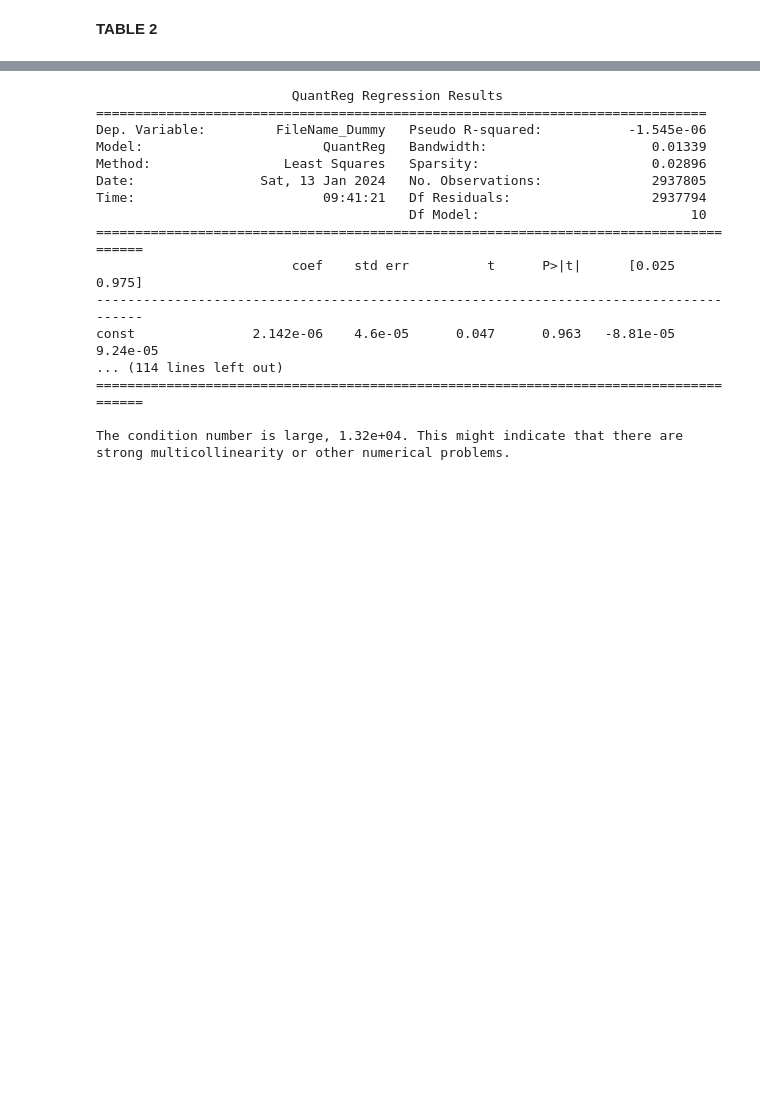
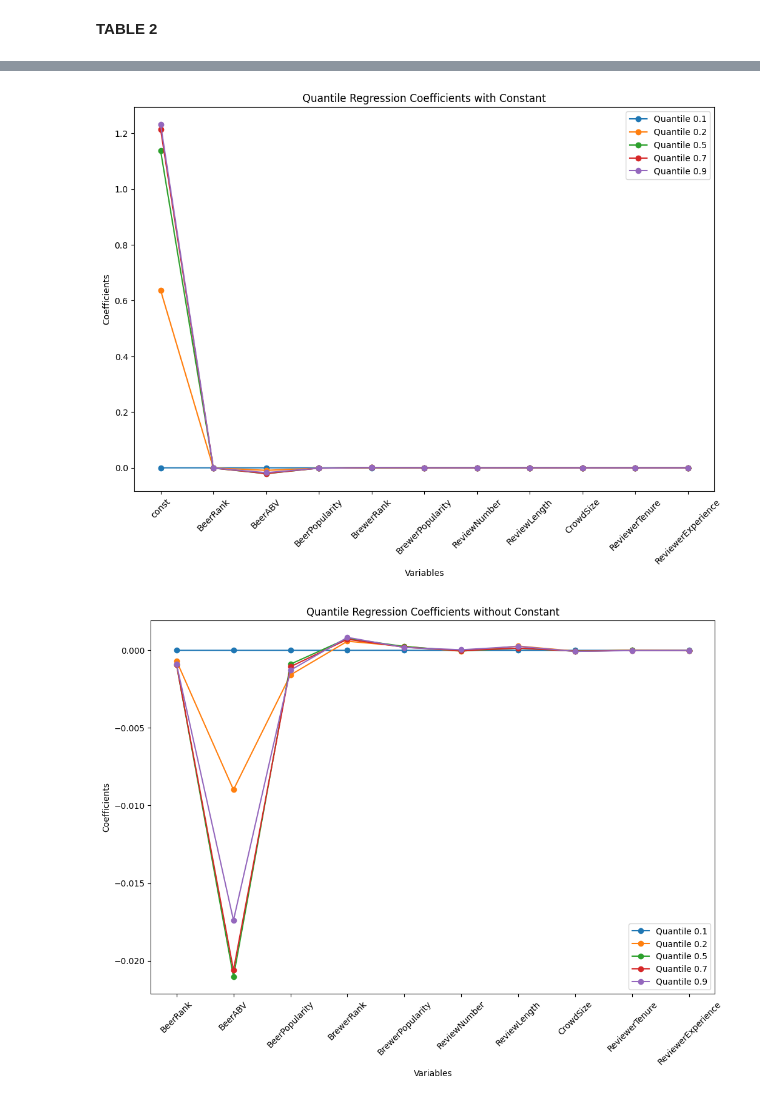
Before and after one commit to bru-cab/Statistical_Analyst_Products, a Jupyter notebook: part2.ipynb, the cells around one changed output, grey strips where cells are left out. Saved outputs shown, nothing was run; the diff lists cells and outputs as text; code cells hidden in the pictures; blank space fills up the shorter version.

```diff
--- a/part2.ipynb
+++ b/part2.ipynb
@@ -454,8 +554,7 @@ strong multicollinearity or other numerical problems.
 # %%
-######################################################## MODEL3,4,5,6,7
-
 import statsmodels.api as sm
 import pandas as pd
+import matplotlib.pyplot as plt
 
 # Convert 'FileName' to a dummy variable
 # Representing "ratebeer" as 0 and "beeradvocate" as 1
@@ -463,50 +562,59 @@ df2['FileName_Dummy'] = df2['FileName'].map({'ratebeer': 0, 'beeradvocate': 1})
 
 # Check and convert other data types if necessary
 # Ensure all control variables are numeric
 for column in ['BeerRank', 'BeerABV', 'BeerPopularity', 'BrewerRank',
                'BrewerPopularity', 'ReviewNumber', 'ReviewLength',
                'CrowdSize', 'ReviewerTenure', 'ReviewerExperience']:
     df2[column] = pd.to_numeric(df2[column], errors='coerce')
 
 # Handling missing values for the new model
 df2 = df2.dropna(subset=['FileName_Dummy', 'BeerRank', 'BeerABV', 'BeerPopularity',
                          'BrewerRank', 'BrewerPopularity', 'ReviewNumber',
                          'ReviewLength', 'CrowdSize', 'ReviewerTenure',
                          'ReviewerExperience'])
 
 # Define the new dependent variable
 y = df2['FileName_Dummy']
 
 # Define the independent variables
 X = df2[['BeerRank', 'BeerABV', 'BeerPopularity', 'BrewerRank',
          'BrewerPopularity', 'ReviewNumber', 'ReviewLength',
          'CrowdSize', 'ReviewerTenure', 'ReviewerExperience']]
 
 # Add a constant to the model (intercept)
 X = sm.add_constant(X)
 
 # Perform quantile regressions
 quantiles = [0.10, 0.20, 0.50, 0.70, 0.90]
-
+models = []
 for q in quantiles:
     quantile_model = sm.QuantReg(y, X).fit(q=q, max_iter=1000)  # Increase max_iter
-    print(quantile_model.summary())
+    models.append(quantile_model)
+
+# Plotting with constant
+plt.figure(figsize=(12, 8))
+for i, model in enumerate(models):
+    plt.plot(model.params.index, model.params.values, marker='o', label=f'Quantile {quantiles[i]}')
+plt.xlabel('Variables')
+plt.ylabel('Coefficients')
+plt.title('Quantile Regression Coefficients with Constant')
+plt.xticks(rotation=45)
+plt.legend()
+plt.show()
+
+# Plotting without constant
+plt.figure(figsize=(12, 8))
+for i, model in enumerate(models):
+    # Exclude the constant from plotting
+    params = model.params.drop('const')
+    plt.plot(params.index, params.values, marker='o', label=f'Quantile {quantiles[i]}')
+plt.xlabel('Variables')
+plt.ylabel('Coefficients')
+plt.title('Quantile Regression Coefficients without Constant')
+plt.xticks(rotation=45)
+plt.legend()
+plt.show()
 # %% [output]
-                         QuantReg Regression Results
-==============================================================================
-Dep. Variable:         FileName_Dummy   Pseudo R-squared:           -1.545e-06
-Model:                       QuantReg   Bandwidth:                     0.01339
-Method:                 Least Squares   Sparsity:                      0.02896
-Date:                Sat, 13 Jan 2024   No. Observations:              2937805
-Time:                        09:41:21   Df Residuals:                  2937794
-                                        Df Model:                           10
-======================================================================================
-                         coef    std err          t      P>|t|      [0.025      0.975]
---------------------------------------------------------------------------------------
-const               2.142e-06    4.6e-05      0.047      0.963   -8.81e-05    9.24e-05
-... (114 lines left out)
-======================================================================================
-
-The condition number is large, 1.32e+04. This might indicate that there are
-strong multicollinearity or other numerical problems.
+[figure, added]
+[figure, added]
 # %%
```
Also changed, not shown: parts of 9 cells of this notebook.
